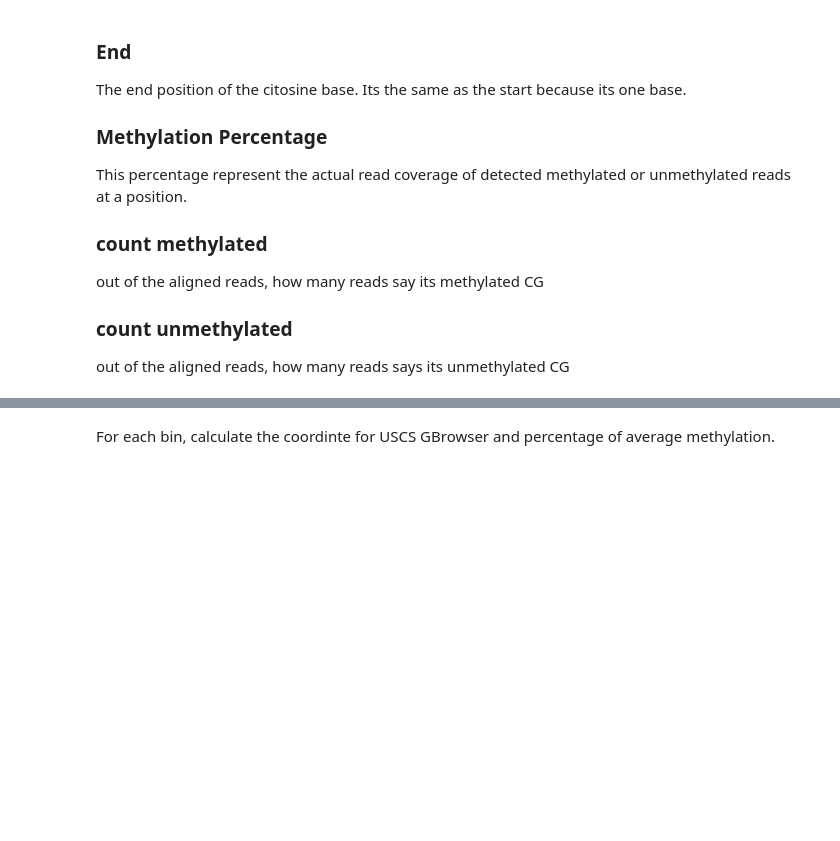
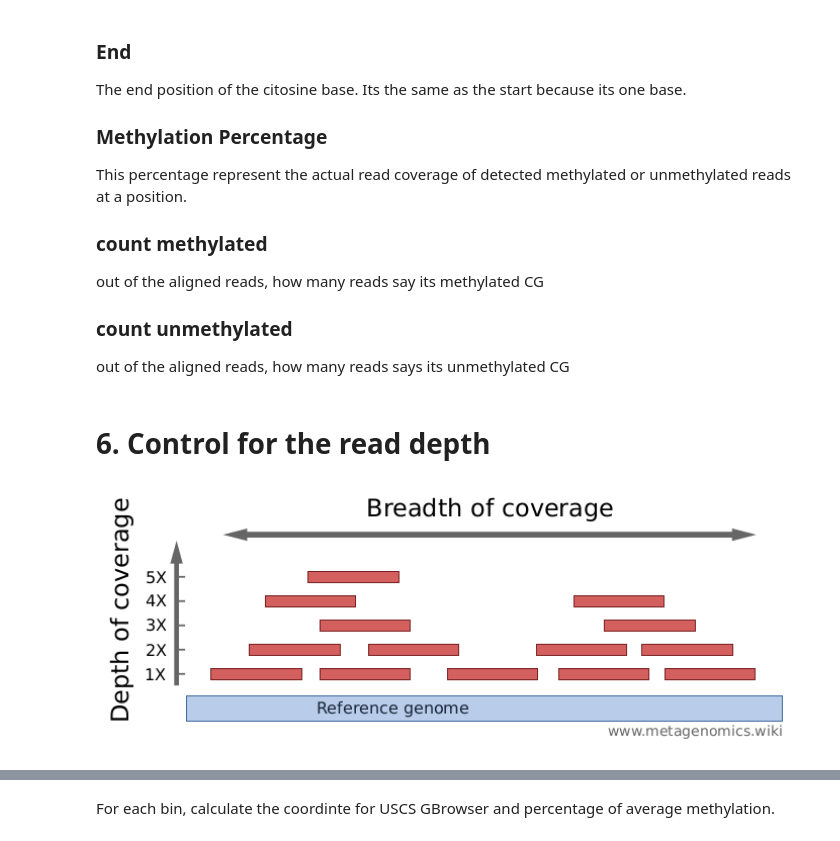
Before and after one commit to computational-epigenetics-section/bisulfite-seq-data-analysis-pipeline, a Jupyter notebook: bisulfite sequencing pipeline.ipynb, the cells around one changed output, grey strips where cells are left out. Drawn from its saved outputs; the diff is of its cells as text; code cells hidden in the pictures; blank space fills up the shorter version.

```diff
--- a/bisulfite sequencing pipeline.ipynb
+++ b/bisulfite sequencing pipeline.ipynb
@@ -278,0 +256,8 @@ line = df_cov.iloc[0]
+# %% [markdown]
+# 6. Control for the read depth
+# %%
+from IPython.display import Image
+url='http://www.metagenomics.wiki/_/rsrc/1479665634459/pdf/definition/coverage-read-depth/coverage_breadth_depth.png'
+Image(url,width=700, height=300)
+# %% [output]
+[figure, added]
```
Also changed, not shown: parts of 46 cells of this notebook.
